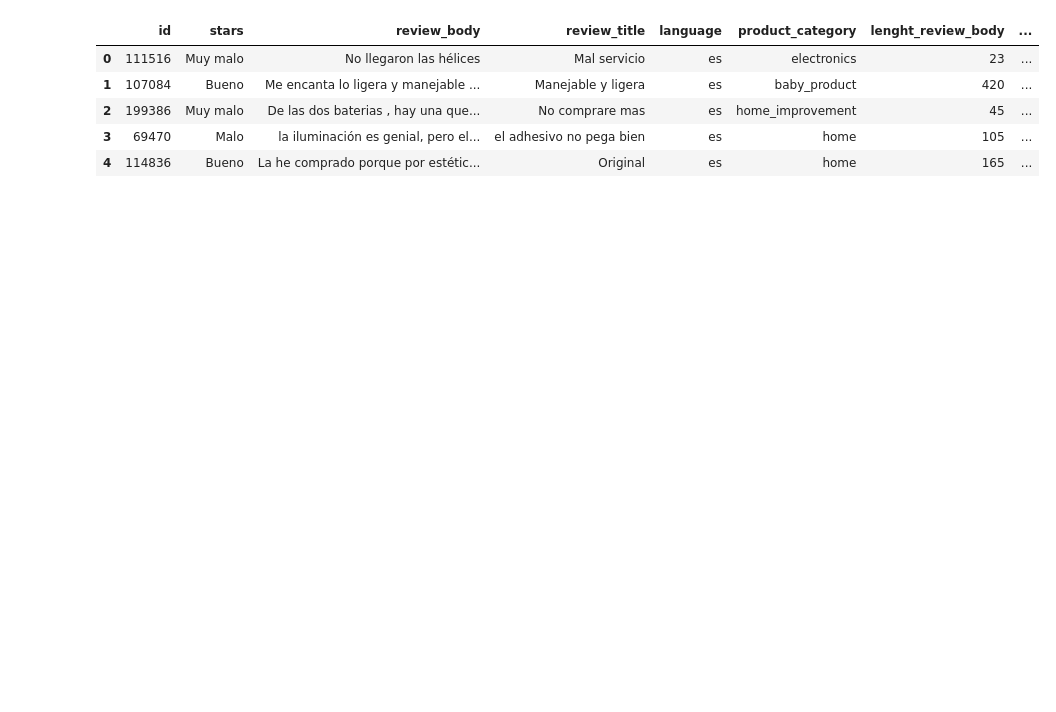
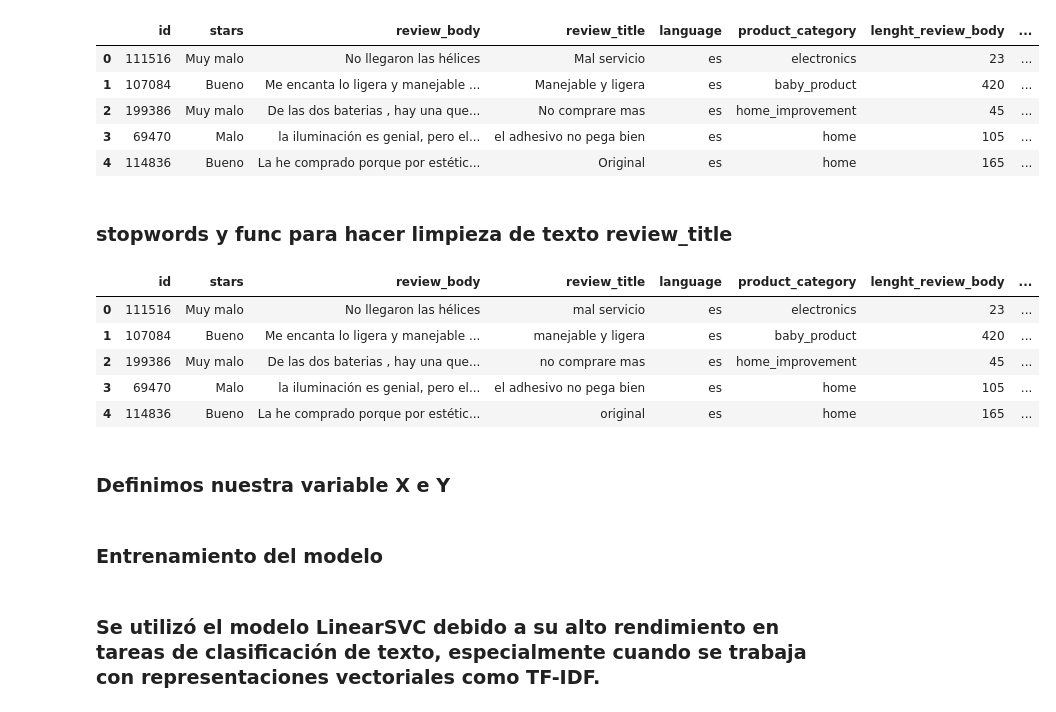
Before and after one commit to Stronauta/Proyecto_predict_review_amazon, a Jupyter notebook: Modelo/modelo.ipynb, the cells around one changed output. Cells and saved outputs as stored; diff of their text form; code cells hidden in the pictures; blank space fills up the shorter version.

```diff
--- a/Modelo/modelo.ipynb
+++ b/Modelo/modelo.ipynb
@@ -55,3 +61,25 @@ df.head()
 | 2 | 199386 | Muy malo | De las dos baterias , hay una que... | No comprare mas | es | home_improvement | 45 | ... |
 | 3 | 69470 | Malo | la iluminación es genial, pero el... | el adhesivo no pega bien | es | home | 105 | ... |
 | 4 | 114836 | Bueno | La he comprado porque por estétic... | Original | es | home | 165 | ... |
+# %% [markdown]
+### stopwords y func para hacer limpieza de texto review_title
+# %%
+stop_words = set(stopwords.words('spanish'))
+
+def limpiar_texto(texto):
+    texto = texto.lower()
+    texto = re.sub(r"[^a-zA-Zñáéíóúü\s]", "", texto)
+    texto = re.sub(r"\s+", " ", texto).strip()
+    return texto
+# %%
+df["review_title"] = df["review_title"].apply(limpiar_texto)
+df.head()
+# %% [output]
+|  | id | stars | review_body | review_title | language | product_category | lenght_review_body | ... |
+| 0 | 111516 | Muy malo | No llegaron las hélices | mal servicio | es | electronics | 23 | ... |
+| 1 | 107084 | Bueno | Me encanta lo ligera y manejable ... | manejable y ligera | es | baby_product | 420 | ... |
+| 2 | 199386 | Muy malo | De las dos baterias , hay una que... | no comprare mas | es | home_improvement | 45 | ... |
+| 3 | 69470 | Malo | la iluminación es genial, pero el... | el adhesivo no pega bien | es | home | 105 | ... |
+| 4 | 114836 | Bueno | La he comprado porque por estétic... | original | es | home | 165 | ... |
+# %% [markdown]
+### Definimos nuestra variable X e Y
@@ -57,0 +89,2 @@ df.head()
+# %% [markdown]
+### Entrenamiento del modelo
@@ -57,0 +93,2 @@ df.head()
+# %% [markdown]
+### Se utilizó el modelo LinearSVC debido a su alto rendimiento en tareas de clasificación de texto, especialmente cuando se trabaja con representaciones vectoriales como TF-IDF.
```
Also changed, not shown: parts of 9 cells of this notebook.
